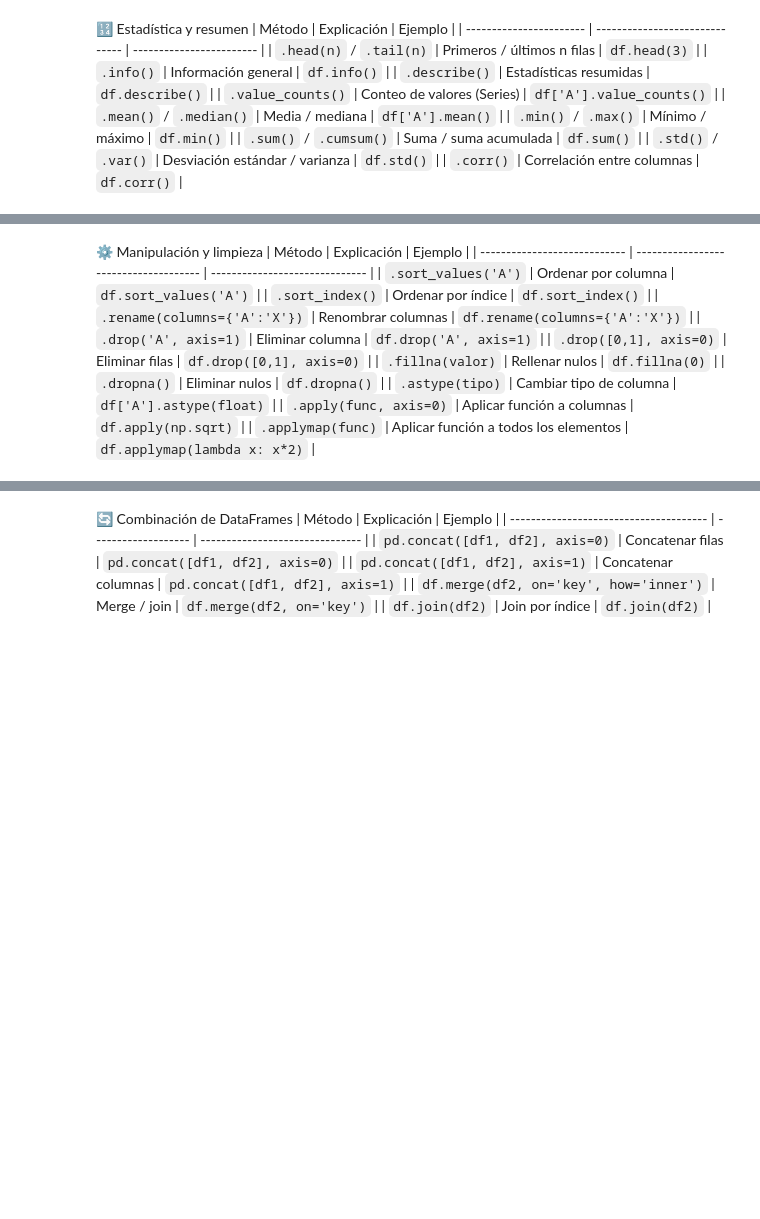
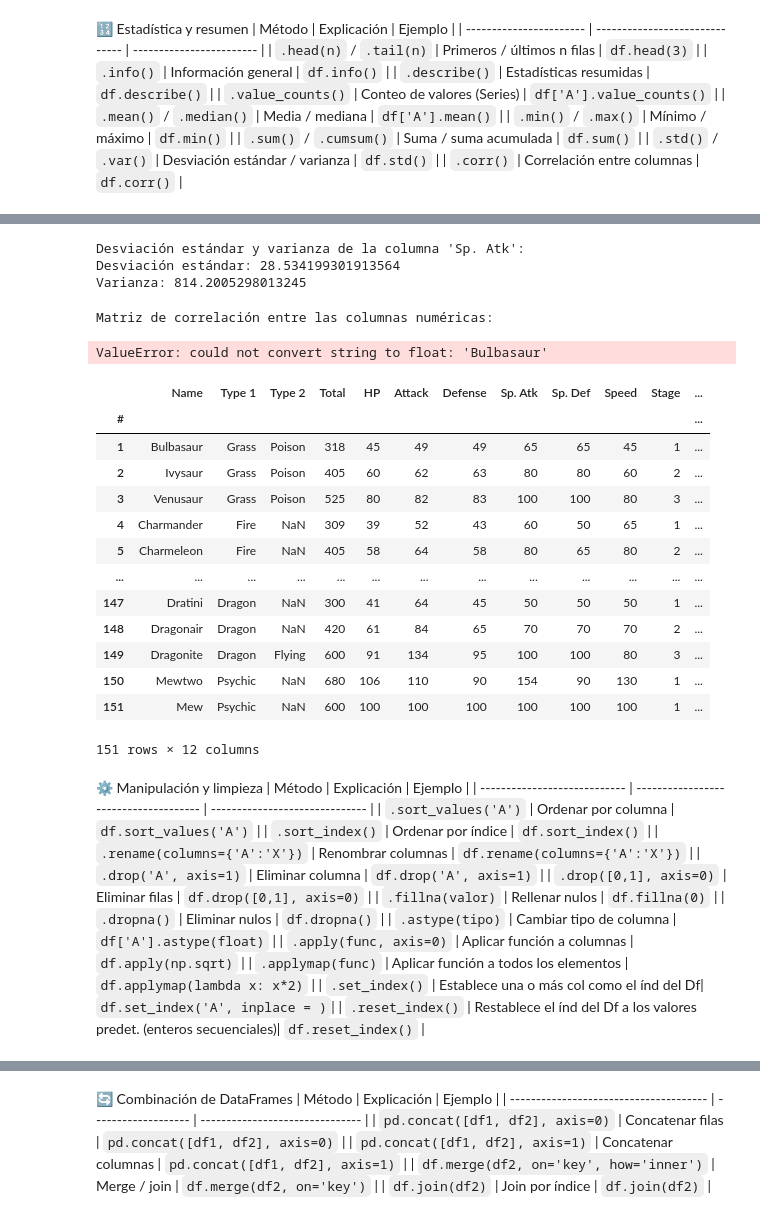
Before and after one commit to JPG250493/Repo-Ejercicios-Jesus, a Jupyter notebook: Notebooks/03_Pandas_DataFrame_CheatSheet.ipynb, the cells around one changed output, grey strips where cells are left out. Drawn from its saved outputs; the diff is of its cells as text; code cells hidden in the pictures; blank space fills up the shorter version.

```diff
--- a/Notebooks/03_Pandas_DataFrame_CheatSheet.ipynb
+++ b/Notebooks/03_Pandas_DataFrame_CheatSheet.ipynb
@@ -55,3 +72,7 @@ import pandas as pd
 | `.sum()` / `.cumsum()`  | Suma / suma acumulada          | `df.sum()`               |
 | `.std()` / `.var()`     | Desviación estándar / varianza | `df.std()`               |
 | `.corr()`               | Correlación entre columnas     | `df.corr()`              |
+# %%
+df_pk = pd.read_csv('./data/Pokemon.csv', encoding='latin1') #encoding= 'latin1' para evitar errores de codificación ya que el archivo contiene caracteres especiales
+
+df_pk
@@ -57,0 +160,25 @@ import pandas as pd
+# %%
+#Media y mediana de una columna numérica:
+print("\nMedia y mediana de la columna 'HP':")
+print("Media:", df_pk['HP'].mean())
+print("Mediana:", df_pk['HP'].median())
+# La principal diferencia entre la media y la mediana es que la media es sensible a valores atípicos, mientras que la mediana no lo es.
+# Por ejemplo, si una columna tiene valores extremadamente altos o bajos, la media puede verse afectada significativamente,
+# mientras que la mediana proporcionará una mejor representación del valor central de los datos.
+#Los parámetros de mean() y median() incluyen skipna (para omitir o incluir valores nulos en el cálculo).
+#Si quisiéramos calcular la media entre dos filas específicas, podríamos usar:
+print("\nMedia de la columna 'HP' entre las filas 0 y 1:")
+print(df_pk.loc[[0, 1], 'HP'].mean())
+#Si quisiéramos calcular la mediana entre dos columnas específicas, podríamos usar:
+print("\nMediana entre las columnas 'Attack' y 'Defense':")
+print(df_pk[['Attack', 'Defense']].median())
+#Si quisiéramos calcular la media entre dos filas y dos columnas específicas:
+print("\nMedia entre las filas 0 y 1 y las columnas 'Attack' y 'Defense':")
+print(df_pk.loc[[0, 1], ['Attack', 'Defense']].mean())
+#Si quisiéramos calcular la mediana de la columna Atack entre los Pokemon Gastly, Haunter y Gengar:
+print("\nMediana de la columna 'Attack' entre los Pokémon Gastly, Haunter y Gengar:")
+print(df_pk.loc[df_pk['Name'].isin(['Gastly', 'Haunter', 'Gengar']), 'Attack'].median())
+#Si quisiéramos calcular la mediana de la columna Sp. Atk  entre los índices #150 y #151:
+df_pk.set_index('#', inplace=True)
+print("\nMediana de la columna 'Sp. Atk' entre los índices 150 y 151:")
+print(df_pk.loc[[150, 151], 'Sp. Atk'].median())
@@ -58,3 +269,51 @@ import pandas as pd
+# %%
+# std y var de una columna numérica, que calculan la desviación estándar y la varianza, respectivamente:
+print("\nDesviación estándar y varianza de la columna 'Sp. Atk':")
+print("Desviación estándar:", df_pk['Sp. Atk'].std())
+print("Varianza:", df_pk['Sp. Atk'].var())
+# Los parámetros de std() y var() incluyen skipna (para omitir o incluir valores nulos en el cálculo).
+#La desviación estándar mide la dispersión de los datos con respecto a la media, mientras que la varianza es el cuadrado de la desviación estándar.
+# En otras palabras, la desviación estándar es la raíz cuadrada de la varianza. Y la varianza proporciona una medida de cuánto varían los datos en promedio con respecto a la media.
+# Estas funciones son útiles para entender la distribución de los datos en una columna numérica.
+#  Que pueden ser útiles para identificar la variabilidad y la consistencia de los datos.
+
+#La variabilidad de datos con alta desviación estándar indica que los valores están más dispersos, mientras que una baja desviación estándar indica que los valores están más agrupados alrededor de la media.
+#La consistencia de datos con baja varianza indica que los valores son más similares entre sí, mientras que una alta varianza indica que los valores son más diferentes entre sí.
+# %% [output]
+Desviación estándar y varianza de la columna 'Sp. Atk':
+Desviación estándar: 28.534199301913564
+Varianza: 814.2005298013245
+# %%
+# corr de un DataFrame, que calcula la matriz de correlación entre las columnas numéricas, esto es, cómo se relacionan entre sí:
+print("\nMatriz de correlación entre las columnas numéricas:")
+print(df_pk.corr())
+# Los parámetros de corr() incluyen method (para especificar el método de correlación: 'pearson', 'kendall' o 'spearman').
+# Por ejemplo, para calcular la correlación usando el método de Spearman:
+print("\nMatriz de correlación usando el método de Spearman:")
+print(df_pk.corr(method='spearman'))
+# La correlación de Pearson mide la relación lineal entre dos variables, mientras que la correlación de Spearman mide la relación monotónica (no necesariamente lineal) entre dos variables.
+# Estas funciones son útiles para entender las relaciones entre diferentes columnas numéricas en un DataFrame.
+# Pueden ayudar a identificar qué variables están relacionadas entre sí y cómo se relacionan, lo que puede ser útil para el análisis exploratorio de datos y la selección de características en modelos predictivos.
+# %% [output]
+Matriz de correlación entre las columnas numéricas:
+ValueError: could not convert string to float: 'Bulbasaur'
+# %%
+df_pk
+# %% [output]
+|  | Name | Type 1 | Type 2 | Total | HP | Attack | Defense | Sp. Atk | Sp. Def | Speed | Stage | ... |
+| # |  |  |  |  |  |  |  |  |  |  |  | ... |
+| 1 | Bulbasaur | Grass | Poison | 318 | 45 | 49 | 49 | 65 | 65 | 45 | 1 | ... |
+| 2 | Ivysaur | Grass | Poison | 405 | 60 | 62 | 63 | 80 | 80 | 60 | 2 | ... |
+| 3 | Venusaur | Grass | Poison | 525 | 80 | 82 | 83 | 100 | 100 | 80 | 3 | ... |
+| 4 | Charmander | Fire | NaN | 309 | 39 | 52 | 43 | 60 | 50 | 65 | 1 | ... |
+| 5 | Charmeleon | Fire | NaN | 405 | 58 | 64 | 58 | 80 | 65 | 80 | 2 | ... |
+| ... | ... | ... | ... | ... | ... | ... | ... | ... | ... | ... | ... | ... |
+| 147 | Dratini | Dragon | NaN | 300 | 41 | 64 | 45 | 50 | 50 | 50 | 1 | ... |
+| 148 | Dragonair | Dragon | NaN | 420 | 61 | 84 | 65 | 70 | 70 | 70 | 2 | ... |
+| 149 | Dragonite | Dragon | Flying | 600 | 91 | 134 | 95 | 100 | 100 | 80 | 3 | ... |
+| 150 | Mewtwo | Psychic | NaN | 680 | 106 | 110 | 90 | 154 | 90 | 130 | 1 | ... |
+| 151 | Mew | Psychic | NaN | 600 | 100 | 100 | 100 | 100 | 100 | 100 | 1 | ... |
+151 rows × 12 columns
 # %% [markdown]
 ⚙️ Manipulación y limpieza
 | Método                       | Explicación                           | Ejemplo                        |
@@ -69,3 +328,5 @@ import pandas as pd
 | `.astype(tipo)`              | Cambiar tipo de columna               | `df['A'].astype(float)`        |
 | `.apply(func, axis=0)`       | Aplicar función a columnas            | `df.apply(np.sqrt)`            |
 | `.applymap(func)`            | Aplicar función a todos los elementos | `df.applymap(lambda x: x*2)`   |
+| `.set_index()`               | Establece una o más col como el índ del Df| `df.set_index('A', inplace = )`|
+| `.reset_index()`             | Restablece el índ del Df a los valores predet. (enteros secuenciales)| `df.reset_index()`             |
```
Also changed, not shown: parts of 11 cells of this notebook, 4 other files.
